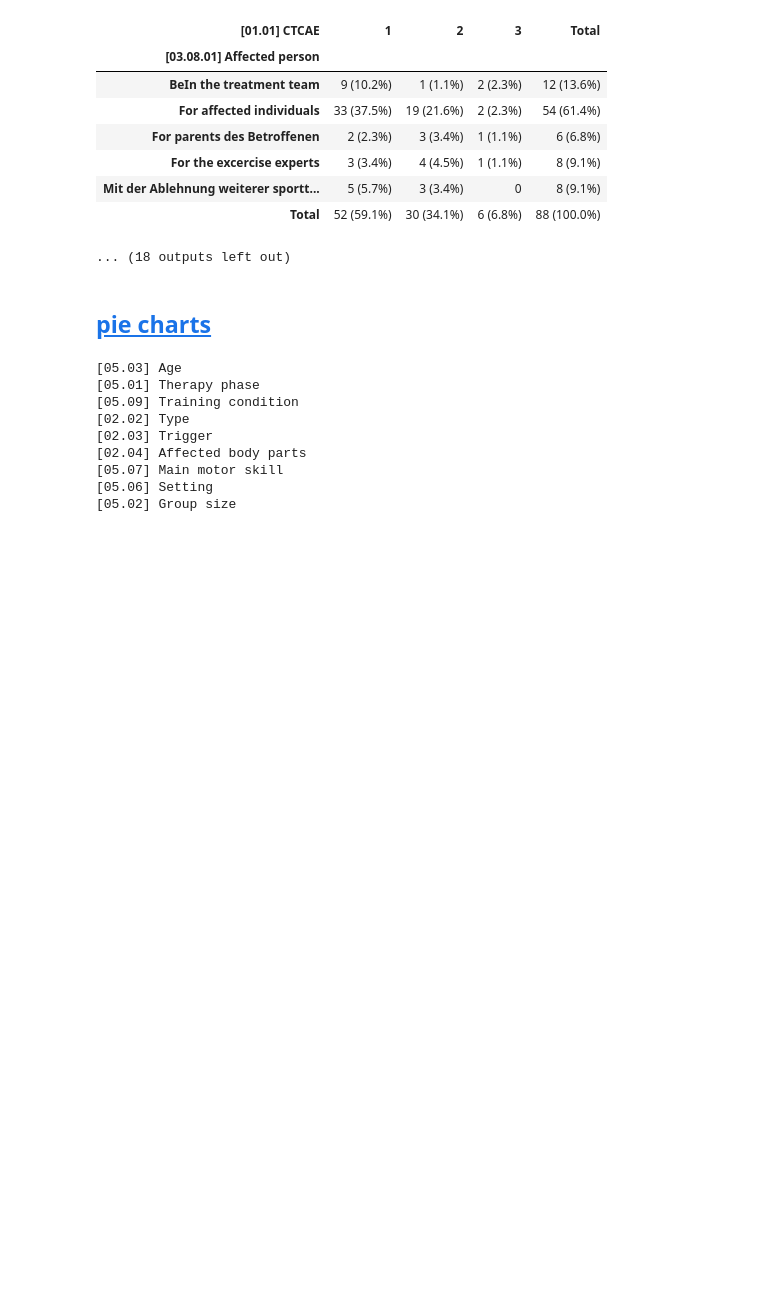
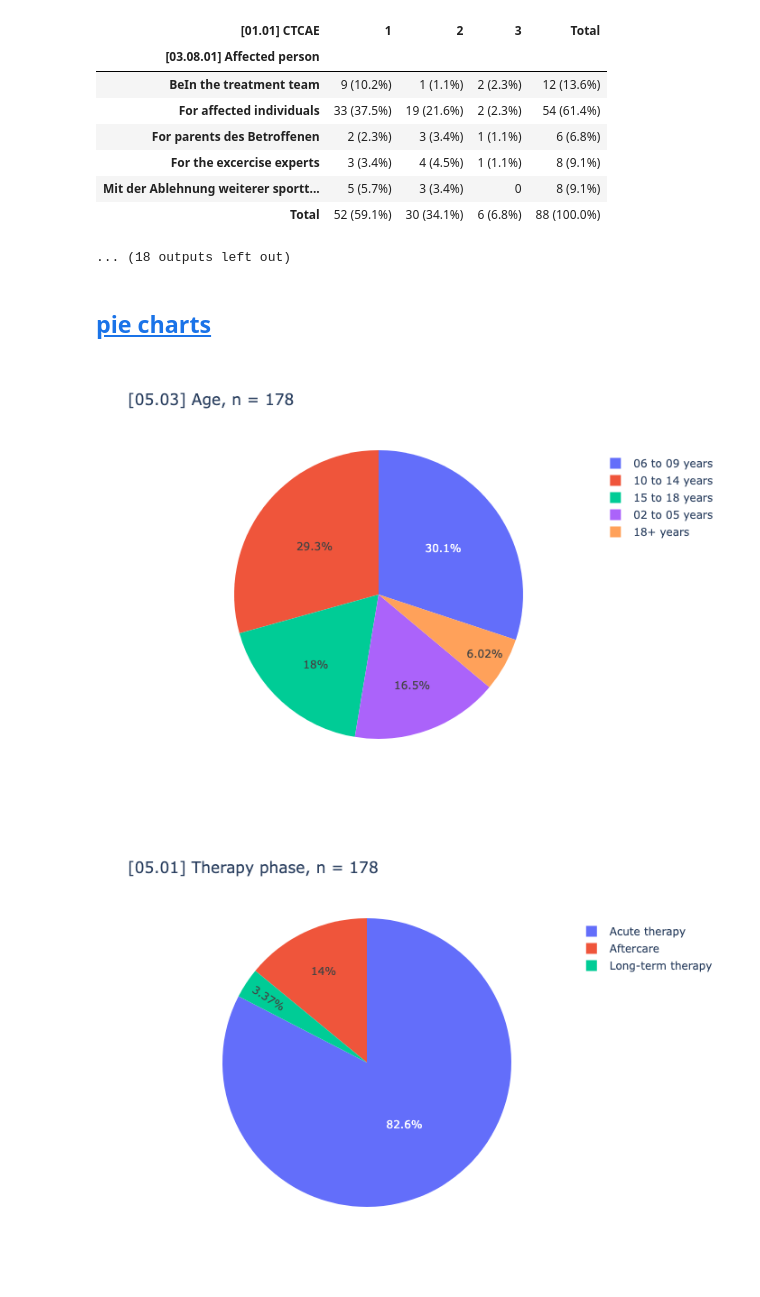
Before and after one commit to smeisegeier/sport-adverse-events, a Jupyter notebook: src/3_description.ipynb, the cells around one changed output. Drawn from its saved outputs; the diff is of its cells as text; code cells hidden in the pictures; blank space fills up the shorter version.

Commit message:
adds pie charts

```diff
--- a/src/3_description.ipynb
+++ b/src/3_description.ipynb
@@ -268,25 +251,18 @@ def print_pie(ser:pd.Series, caption:str="pie chart")-> None:
 # %%
 stubs = ["Age", "Therapy", "Training", "Type", "Trigger","Affected", "motor", "Setting", "Group"]
 
 for stub in stubs[:]:
     df_pie = df_csv_condensed_cleansed.copy()
     col = df_pie.find_cols([stub])[0]
-    print(col)
+    # print(col)
 
     # * split to create arrays in cells, then explode to have atomic values
     df_pie[col] = df_pie[col].str.split("|")
     df_pie = df_pie.explode(col)
     n = len(df_pie[col])
     # display(df_pie)
 
-    _=print_pie(df_pie[col], caption=f"{col}, n = {n:_}")
+    _=pls.plot_pie(df_pie[col], renderer="png")
 # %% [output]
-[05.03] Age
-[05.01] Therapy phase
-[05.09] Training condition
-[02.02] Type
-[02.03] Trigger
-[02.04] Affected body parts
-[05.07] Main motor skill
-[05.06] Setting
-[05.02] Group size
+[figure, added]
+[figure, added]
```
Also changed, not shown: parts of 3 cells of this notebook, 13 other files.
